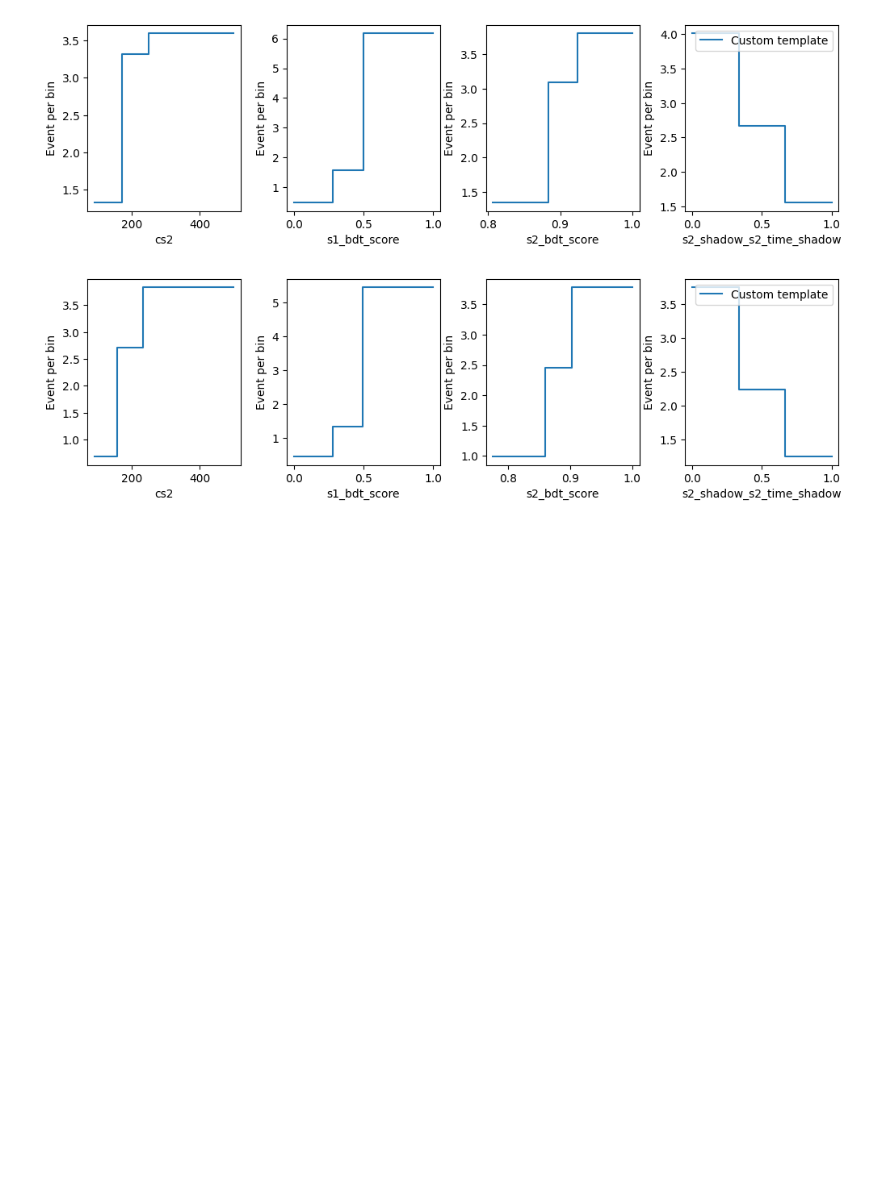
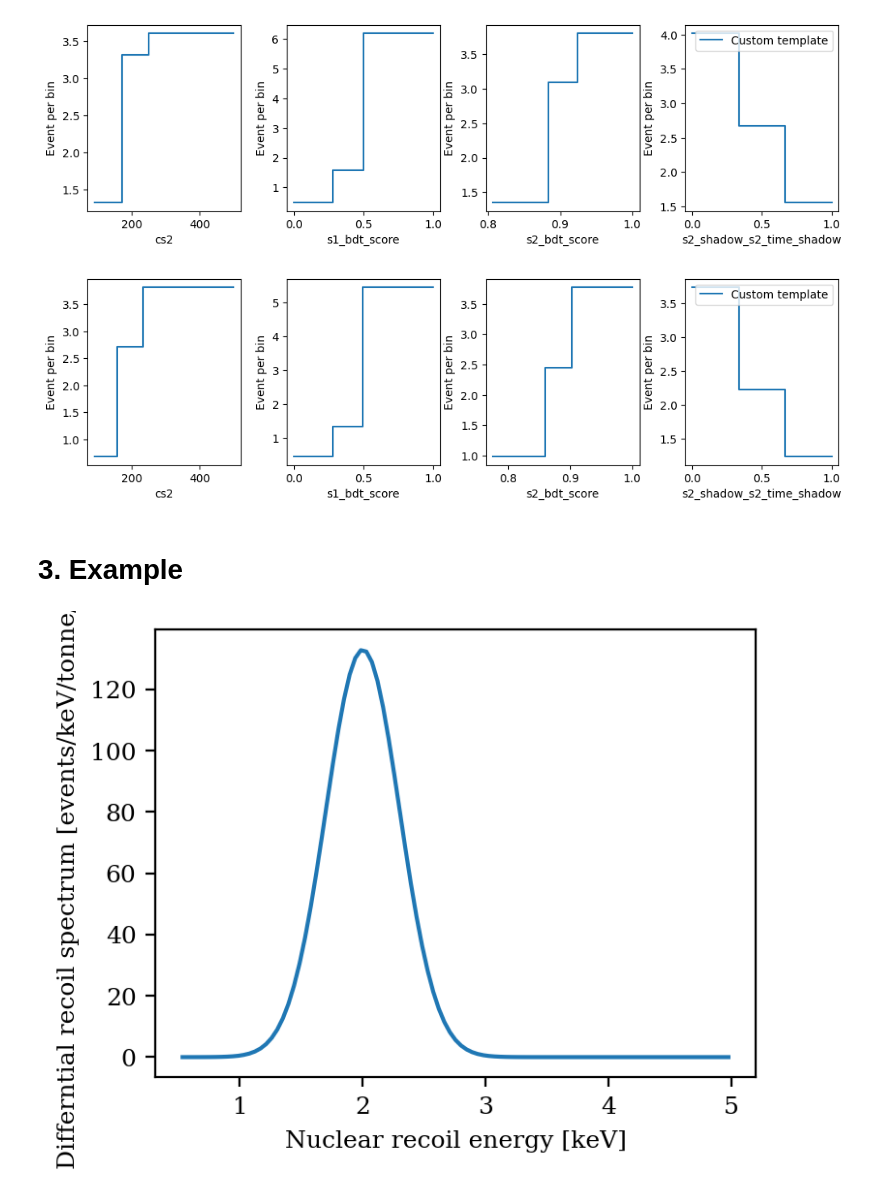
Before and after one commit to XENONnT/light_wimp_data_release, a Jupyter notebook: notebooks/1. SignalTemplate.ipynb, the cells around one changed output. Drawn from its saved outputs; the diff is of its cells as text; code cells hidden in the pictures; blank space fills up the shorter version.

```diff
--- a/notebooks/1. SignalTemplate.ipynb
+++ b/notebooks/1. SignalTemplate.ipynb
@@ -162,3 +155,32 @@ for sr in ['sr0', 'sr1']:
 # %% [output]
 [figure]
 [figure]
+# %% [markdown]
+# 3. Example
+# %%
+# Signal spectrum, let's assume a mono-energetic line at 2 keV
+
+ek = np.linspace(0.51, 5, 100)
+ek_bin_center = (ek[1:] + ek[:-1]) / 2
+ek_bin_width = np.diff(ek_bin_center)[0]
+
+mu, sigma = 2, 0.3
+rate = 100
+dr_dek = stats.norm.pdf(ek_bin_center, mu, sigma)
+
+cdf = np.cumsum(ek_bin_width * dr_dek)
+
+plt.plot(ek_bin_center, dr_dek / cdf[-1] * rate)
+plt.xlabel('Nuclear recoil energy [keV]')
+plt.ylabel('Differntial recoil spectrum [events/keV/tonne/year]')
+plt.show()
+
+
+# Then the file we input is:
+custom_spectrum = dict()
+custom_spectrum['coordinate_system'] = [0.0] + (cdf / cdf[-1]).tolist()
+custom_spectrum['coordinate_name'] = 'cdf'
+custom_spectrum['map'] = ek.tolist()
+custom_spectrum['rate'] = rate
+# %% [output]
+[figure, added]
```
Also changed, not shown: parts of 44 cells of this notebook.
